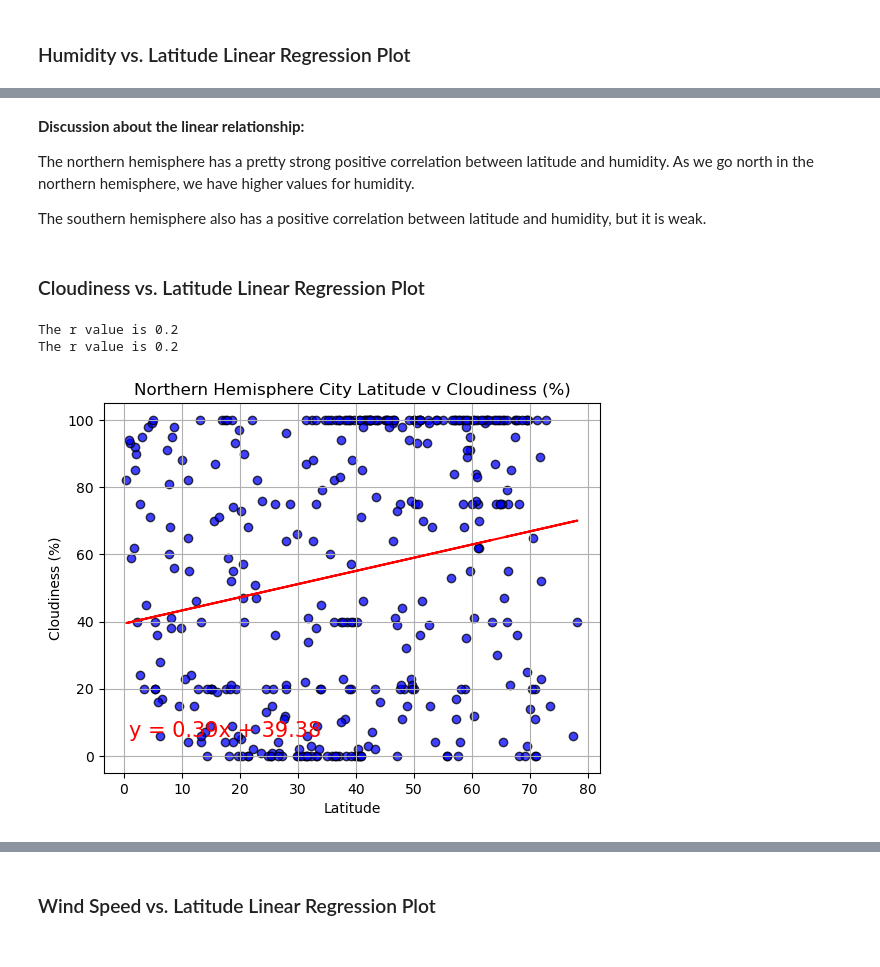
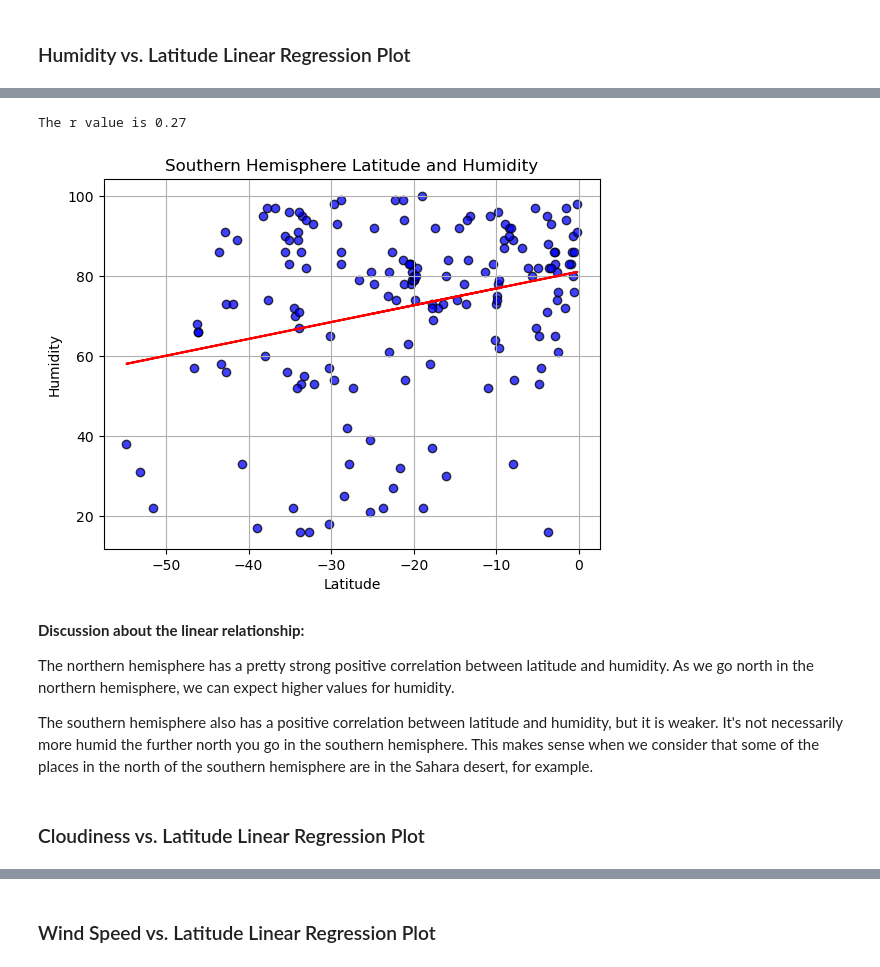
Before and after one commit to lilphonsdale/python-api-challenge, a Jupyter notebook: WeatherPy/WeatherPy.ipynb, the cells around one changed output, grey strips where cells are left out. Saved outputs shown, nothing was run; the diff lists cells and outputs as text; code cells hidden in the pictures.

```diff
--- a/WeatherPy/WeatherPy.ipynb
+++ b/WeatherPy/WeatherPy.ipynb
@@ -498,42 +414,21 @@ The r value is 0.21
+# %%
+# Southern Hemisphere
+
+create_lr(x = southern_hemi_df["Lat"],
+          y = southern_hemi_df["Humidity"],
+          title = "Southern Hemisphere Latitude and Humidity",
+          xlabel = "Latitude",
+          ylabel = "Humidity",
+          filename = "fig8"
+         )
+# %% [output]
+The r value is 0.27
+[figure, added]
 # %% [markdown]
 **Discussion about the linear relationship:**
 
-The northern hemisphere has a pretty strong positive correlation between latitude and humidity. As we go north in the northern hemisphere, we have higher values for humidity.
+The northern hemisphere has a pretty strong positive correlation between latitude and humidity. As we go north in the northern hemisphere, we can expect higher values for humidity.
 
-The southern hemisphere also has a positive correlation between latitude and humidity, but it is weak.
+The southern hemisphere also has a positive correlation between latitude and humidity, but it is weaker. It's not necessarily more humid the further north you go in the southern hemisphere. This makes sense when we consider that some of the places in the north of the southern hemisphere are in the Sahara desert, for example.
 # %% [markdown]
 ### Cloudiness vs. Latitude Linear Regression Plot
-# %%
-# Northern Hemisphere
-# Build scatter plot for latitude vs. cloudiness
-nh_lat = northern_hemi_df["Lat"]
-nh_clouds = northern_hemi_df["Cloudiness"]
-
-nh_clouds_slope, nh_clouds_int, nh_clouds_r, nh_clouds_p, nh_clouds_std_err = linregress(nh_lat, nh_clouds)
-nh_clouds_fit = nh_clouds_slope * nh_lat + nh_clouds_int
-
-nh_clouds_line = "y = " + str(round(nh_clouds_slope,2)) + "x + " + str(round(nh_clouds_int,2))
-
-print(f"The r value is {round(pearsonr(nh_lat,nh_clouds)[0],2)}")
-print(f"The r value is {round(nh_clouds_r,2)}")
-
-plt.scatter(nh_lat,nh_clouds, marker="o", facecolors="blue", edgecolors="black", alpha=0.75)
-plt.plot(nh_lat, nh_clouds_fit, color = "red")
-
-# Incorporate the other graph properties
-plt.title("Northern Hemisphere City Latitude v Cloudiness (%)")
-plt.xlabel("Latitude")
-plt.ylabel("Cloudiness (%)")
-plt.grid()
-plt.annotate(nh_clouds_line,(0.8,5.8),fontsize=15,color="red")
-
-
-# Save the figure
-plt.savefig("../output_data/Fig9.png")
-
-# # Show plot
-plt.show()
-# %% [output]
-The r value is 0.2
-The r value is 0.2
-[figure, removed]
```
Also changed, not shown: parts of 31 cells of this notebook, 19 other files.
